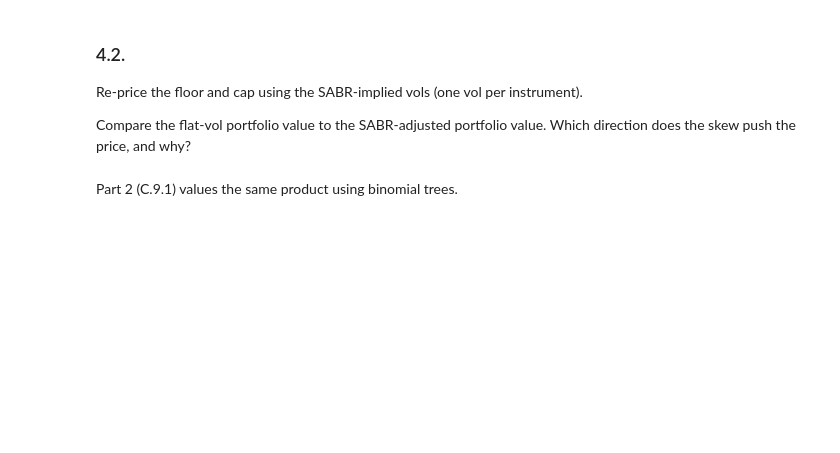
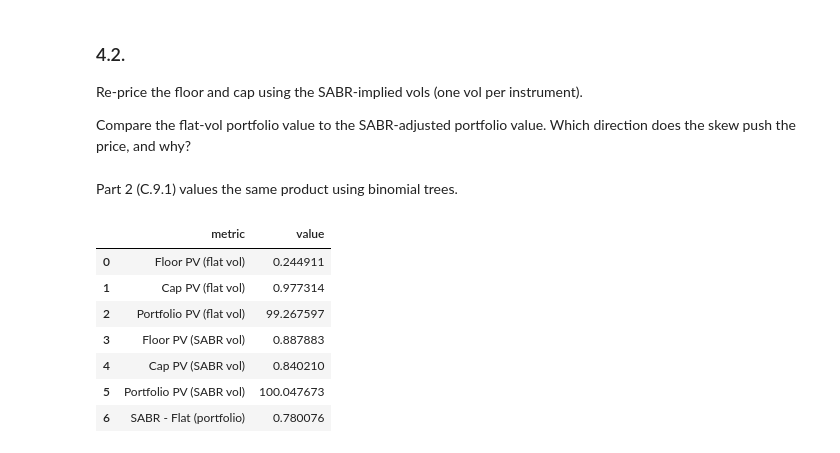
Before and after one commit to reecevdw/FINM-375-GROUP-A, a Jupyter notebook: hw2/C.7.1.%20Collared%20Floater.ipynb, the cells around one changed output. Cells and saved outputs as stored; diff of their text form; code cells hidden in the pictures; blank space fills up the shorter version.

```diff
--- a/hw2/C.7.1.%20Collared%20Floater.ipynb
+++ b/hw2/C.7.1.%20Collared%20Floater.ipynb
@@ -168,3 +693,101 @@ Re-price the floor and cap using the SABR-implied vols (one vol per instrument).
 Compare the flat-vol portfolio value to the SABR-adjusted portfolio value. Which direction does the skew push the price, and why?
 # %% [markdown]
 Part 2 (C.9.1) values the same product using binomial trees.
+# %%
+# 4.2 Re-price floor/cap with SABR vols and compare to flat-vol portfolio
+
+# Ensure key objects exist from prior sections
+if "pv_floater" not in globals():
+    pv_floater = NOTIONAL
+
+if "delta" not in globals():
+    delta = 1.0 / CPNFREQ
+if "pay_times" not in globals() or "fix_times" not in globals():
+    pay_times = np.arange(1, int(T * CPNFREQ) + 1) * delta
+    fix_times = pay_times - delta
+
+if "tenors" not in globals() or "spots" not in globals():
+    spot_col = _pick_col(curves, ["spot", "zero", "rate"])
+    tenors = curves.index.astype(float).values
+    spots = curves[spot_col].astype(float).values
+
+if "sigma" not in globals():
+    vol_col = _pick_col(curves, ["flat vol", "vol"])
+    vols = curves[vol_col].astype(float).values
+    sigma = float(np.interp(T, tenors, vols))
+
+def _price_cap_floor_with_two_vols(spots_input, vol_floor, vol_cap):
+    def _df_t(t):
+        r_t = float(np.interp(t, tenors, spots_input))
+        return 1.0 / (1.0 + r_t / FREQ_CURVE) ** (FREQ_CURVE * t)
+
+    df_start = np.array([_df_t(t0) for t0 in fix_times], dtype=float)
+    df_end = np.array([_df_t(t1) for t1 in pay_times], dtype=float)
+    fwds = (df_start / df_end - 1.0) / delta
+
+    caplets, floorlets = [], []
+    for F, t_fix, df_pay in zip(fwds, fix_times, df_end):
+        tau = max(float(t_fix), 0.0)
+        caplets.append(NOTIONAL * delta * df_pay * _black76_call(F, BOUND_UPPER, vol_cap, tau))
+        floorlets.append(NOTIONAL * delta * df_pay * _black76_put(F, BOUND_LOWER, vol_floor, tau))
+
+    return float(np.sum(floorlets)), float(np.sum(caplets))
+
+# Flat-vol pricing (baseline)
+pv_floor_flat, pv_cap_flat = _price_cap_floor_with_two_vols(spots, sigma, sigma)
+pv_port_flat = pv_floater + pv_floor_flat - pv_cap_flat
+
+# SABR-vol pricing (one vol per instrument from 4.1)
+pv_floor_sabr, pv_cap_sabr = _price_cap_floor_with_two_vols(spots, vol_floor_sabr, vol_cap_sabr)
+pv_port_sabr = pv_floater + pv_floor_sabr - pv_cap_sabr
+
+# Comparison
+delta_port = pv_port_sabr - pv_port_flat
+
+cmp = pd.DataFrame(
+    {
+        "metric": [
+            "Floor PV (flat vol)",
+            "Cap PV (flat vol)",
+            "Portfolio PV (flat vol)",
+            "Floor PV (SABR vol)",
+            "Cap PV (SABR vol)",
+            "Portfolio PV (SABR vol)",
+            "SABR - Flat (portfolio)",
+        ],
+        "value": [
+            pv_floor_flat,
+            pv_cap_flat,
+            pv_port_flat,
+            pv_floor_sabr,
+            pv_cap_sabr,
+            pv_port_sabr,
+            delta_port,
+        ],
+    }
+)
+
+display(cmp.style.format({"value": "{:.6f}"}))
+
+print(f"Flat-vol portfolio PV  = {pv_port_flat:.6f}")
+print(f"SABR-vol portfolio PV  = {pv_port_sabr:.6f}")
+print(f"Difference (SABR-Flat) = {delta_port:+.6f}")
+
+print("\nSkew interpretation:")
+if delta_port > 0:
+    print("- Skew pushes the collared floater price UP.")
+    print("- Intuition: left-tail vol (near/lower strike) tends to be higher, making the long floor relatively richer than the short cap.")
+elif delta_port < 0:
+    print("- Skew pushes the collared floater price DOWN.")
+    print("- Intuition: right-side vol (near/higher strike) is relatively higher, making the short cap liability grow more than the long floor benefit.")
+else:
+    print("- Minimal net skew impact in this setup.")
+# %% [output]
+|  | metric | value |
+| 0 | Floor PV (flat vol) | 0.244911 |
+| 1 | Cap PV (flat vol) | 0.977314 |
+| 2 | Portfolio PV (flat vol) | 99.267597 |
+| 3 | Floor PV (SABR vol) | 0.887883 |
+| 4 | Cap PV (SABR vol) | 0.840210 |
+| 5 | Portfolio PV (SABR vol) | 100.047673 |
+| 6 | SABR - Flat (portfolio) | 0.780076 |
```
Also changed, not shown: parts of 12 cells of this notebook.
